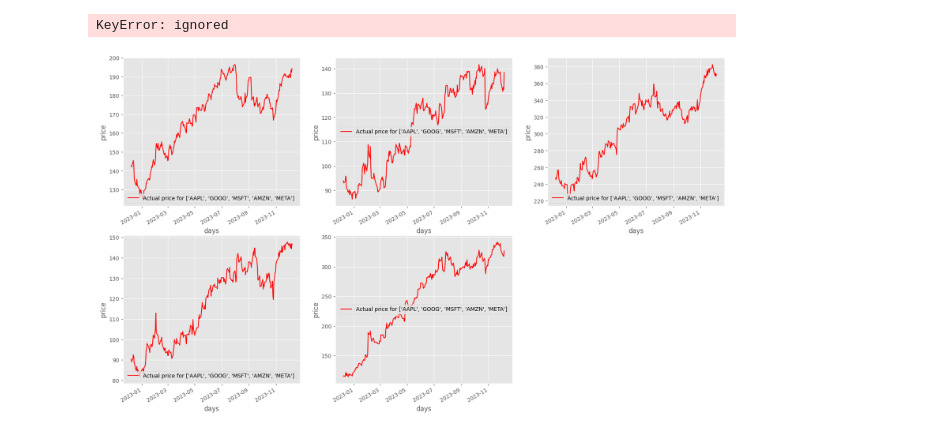
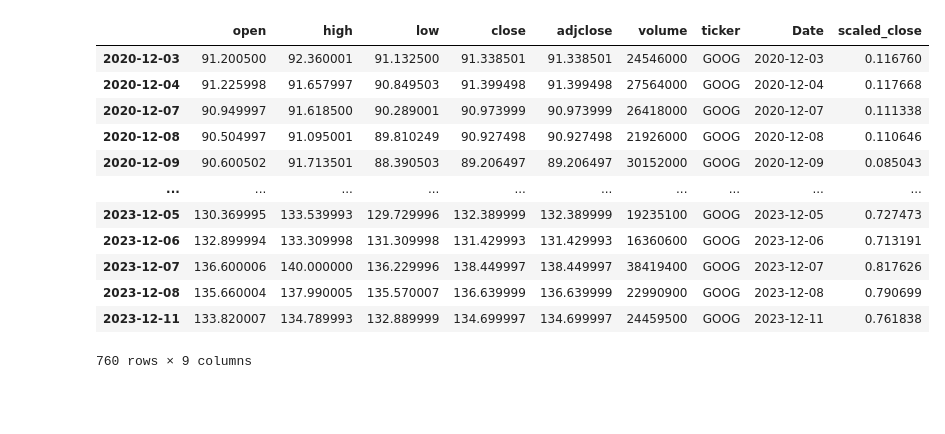
Before and after one commit to carlosvalenciano/Project4, a Jupyter notebook: Stock_Market_Predictor.ipynb, the cells around one changed output. Drawn from its saved outputs; the diff is of its cells as text; code cells hidden in the pictures; blank space fills up the shorter version.

```diff
--- a/Stock_Market_Predictor.ipynb
+++ b/Stock_Market_Predictor.ipynb
@@ -116,22 +90,22 @@ AttributeError: ignored
+# %%
+# Scale data for ML engine
+scaler = MinMaxScaler()
+init_df['scaled_close'] = scaler.fit_transform(np.expand_dims(init_df['close'].values, axis=1))
+display(init_df)
+# %% [output]
+|  | open | high | low | close | adjclose | volume | ticker | Date | scaled_close |
+| 2020-12-03 | 91.200500 | 92.360001 | 91.132500 | 91.338501 | 91.338501 | 24546000 | GOOG | 2020-12-03 | 0.116760 |
+| 2020-12-04 | 91.225998 | 91.657997 | 90.849503 | 91.399498 | 91.399498 | 27564000 | GOOG | 2020-12-04 | 0.117668 |
+| 2020-12-07 | 90.949997 | 91.618500 | 90.289001 | 90.973999 | 90.973999 | 26418000 | GOOG | 2020-12-07 | 0.111338 |
+| 2020-12-08 | 90.504997 | 91.095001 | 89.810249 | 90.927498 | 90.927498 | 21926000 | GOOG | 2020-12-08 | 0.110646 |
+| 2020-12-09 | 90.600502 | 91.713501 | 88.390503 | 89.206497 | 89.206497 | 30152000 | GOOG | 2020-12-09 | 0.085043 |
+| ... | ... | ... | ... | ... | ... | ... | ... | ... | ... |
+| 2023-12-05 | 130.369995 | 133.539993 | 129.729996 | 132.389999 | 132.389999 | 19235100 | GOOG | 2023-12-05 | 0.727473 |
+| 2023-12-06 | 132.899994 | 133.309998 | 131.309998 | 131.429993 | 131.429993 | 16360600 | GOOG | 2023-12-06 | 0.713191 |
+| 2023-12-07 | 136.600006 | 140.000000 | 136.229996 | 138.449997 | 138.449997 | 38419400 | GOOG | 2023-12-07 | 0.817626 |
+| 2023-12-08 | 135.660004 | 137.990005 | 135.570007 | 136.639999 | 136.639999 | 22990900 | GOOG | 2023-12-08 | 0.790699 |
+| 2023-12-11 | 133.820007 | 134.789993 | 132.889999 | 134.699997 | 134.699997 | 24459500 | GOOG | 2023-12-11 | 0.761838 |
+760 rows × 9 columns
 # %%
-# remove columns which our neural network will not use
-df = df.drop(['Open', 'High', 'Low', 'Adj Close', 'Volume'], axis=1)
 # create the column 'date' based on index column
-df['date'] = df.index
-display(df)
+init_df['date'] = init_df.index
-# %% [output]
-KeyError: ignored
-# %%
-plt.figure(figsize=(20, 8))
-plt.subplots_adjust(top=1.25, bottom=1.2)
-
-for i, company in enumerate(company_list, 1):
-  plt.subplot(2, 3, i)
-  #plt.style.use(style='ggplot')
-  #plt.figure(figsize=(16,10))
-  company['Close'].plot(color='r')
-  plt.xlabel("days")
-  plt.ylabel("price")
-  plt.legend([f'Actual price for {stocks}'])
-# %% [output]
-[figure, removed]
```
Also changed, not shown: parts of 23 cells of this notebook.
